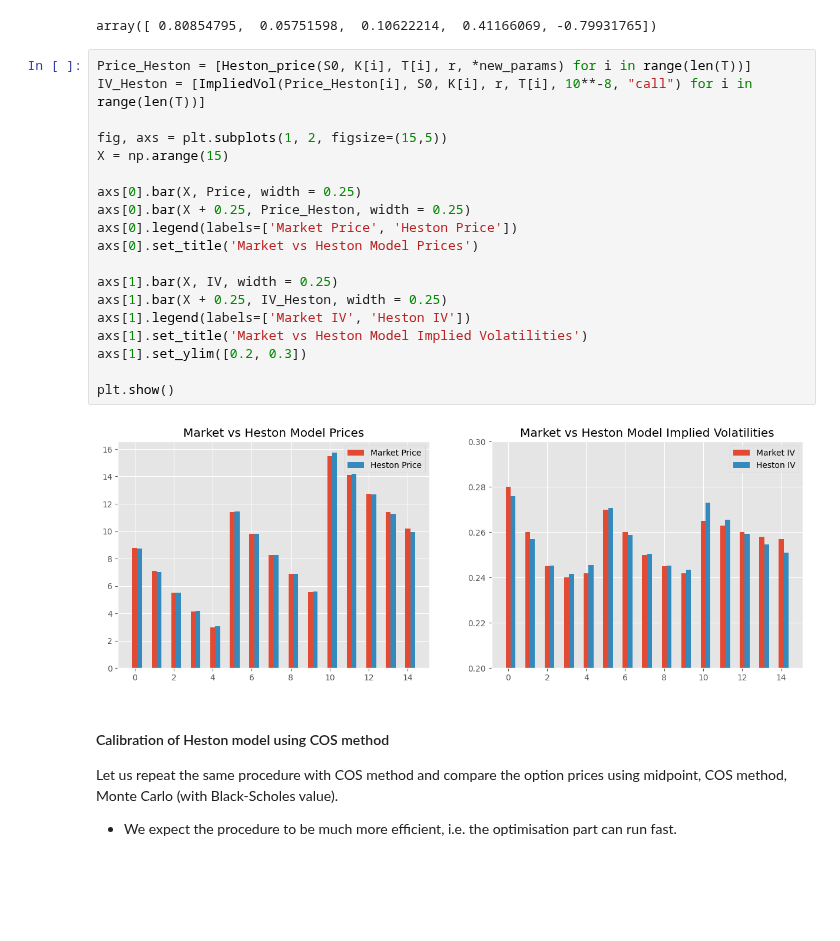
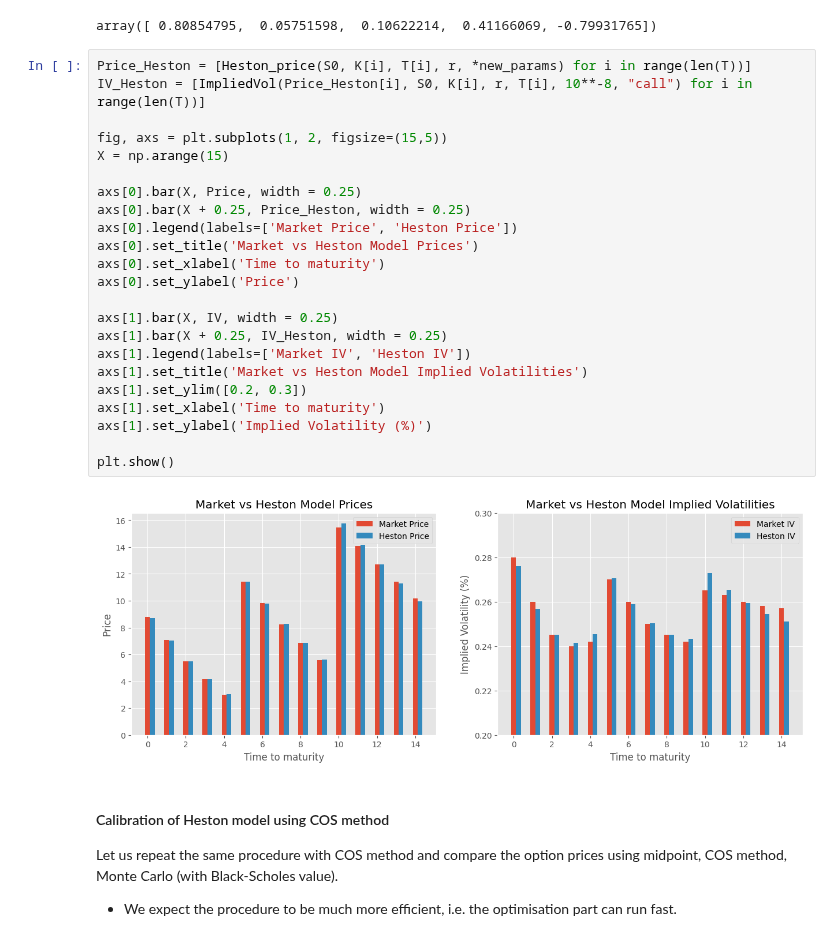
Before and after one commit to libapatrik/Quantitative-Finance-Book, a Jupyter notebook: QN_calibHeston.ipynb, the cells around one changed output. Cells and saved outputs as stored; diff of their text form; blank space fills up the shorter version.

```diff
--- a/QN_calibHeston.ipynb
+++ b/QN_calibHeston.ipynb
@@ -372,24 +378,28 @@ array([ 0.80854795,  0.05751598,  0.10622214,  0.41166069, -0.79931765])
 # %%
 Price_Heston = [Heston_price(S0, K[i], T[i], r, *new_params) for i in range(len(T))]
 IV_Heston = [ImpliedVol(Price_Heston[i], S0, K[i], r, T[i], 10**-8, "call") for i in range(len(T))]
 
 fig, axs = plt.subplots(1, 2, figsize=(15,5))
 X = np.arange(15)
 
 axs[0].bar(X, Price, width = 0.25)
 axs[0].bar(X + 0.25, Price_Heston, width = 0.25)
 axs[0].legend(labels=['Market Price', 'Heston Price'])
 axs[0].set_title('Market vs Heston Model Prices')
+axs[0].set_xlabel('Time to maturity')
+axs[0].set_ylabel('Price')
 
 axs[1].bar(X, IV, width = 0.25)
 axs[1].bar(X + 0.25, IV_Heston, width = 0.25)
 axs[1].legend(labels=['Market IV', 'Heston IV'])
 axs[1].set_title('Market vs Heston Model Implied Volatilities')
 axs[1].set_ylim([0.2, 0.3])
+axs[1].set_xlabel('Time to maturity')
+axs[1].set_ylabel('Implied Volatility (%)')
 
 plt.show()
 # %% [output]
-[figure, old version]
+[figure, new version]
 # %% [markdown]
 #### Calibration of Heston model using COS method
 Let us repeat the same procedure with COS method and compare the option prices using midpoint, COS method, Monte Carlo (with Black-Scholes value).
```
Also changed, not shown: parts of 2 cells of this notebook.
